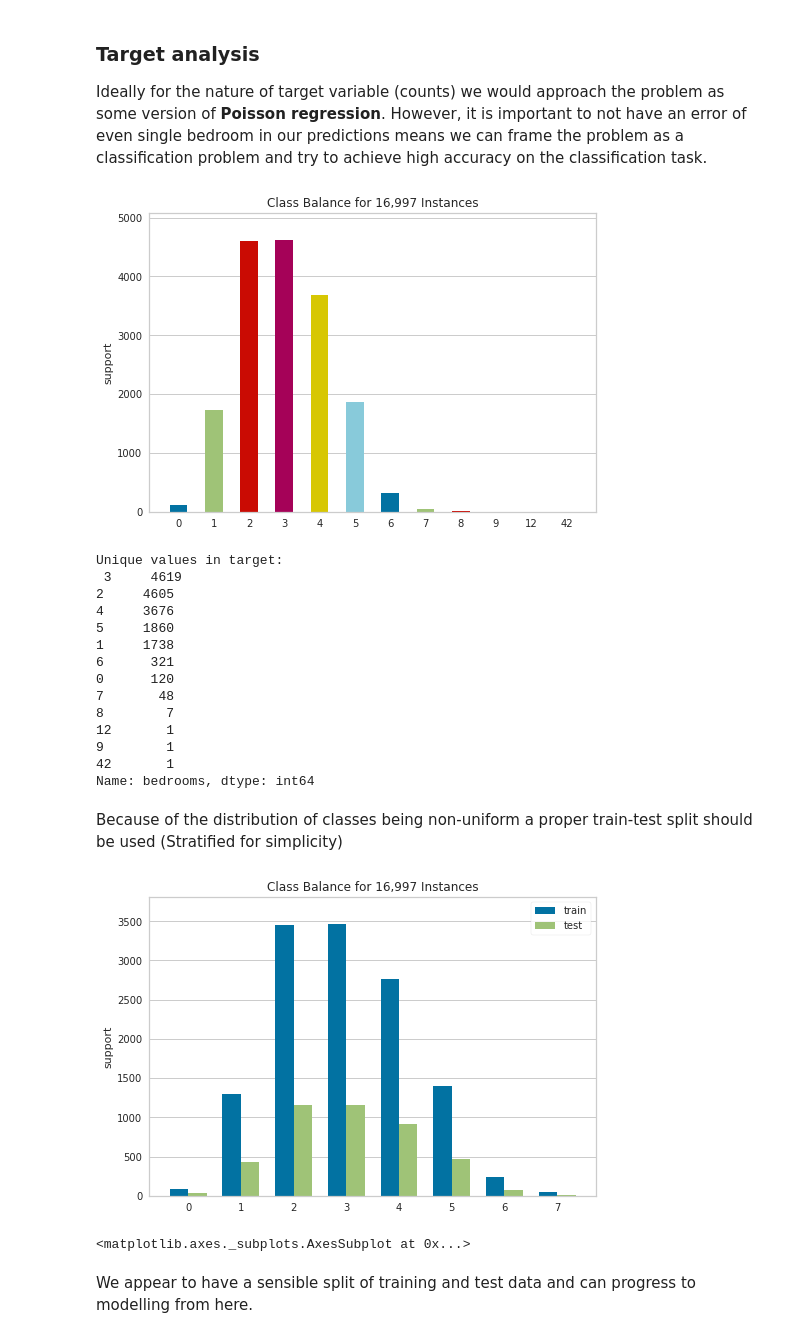
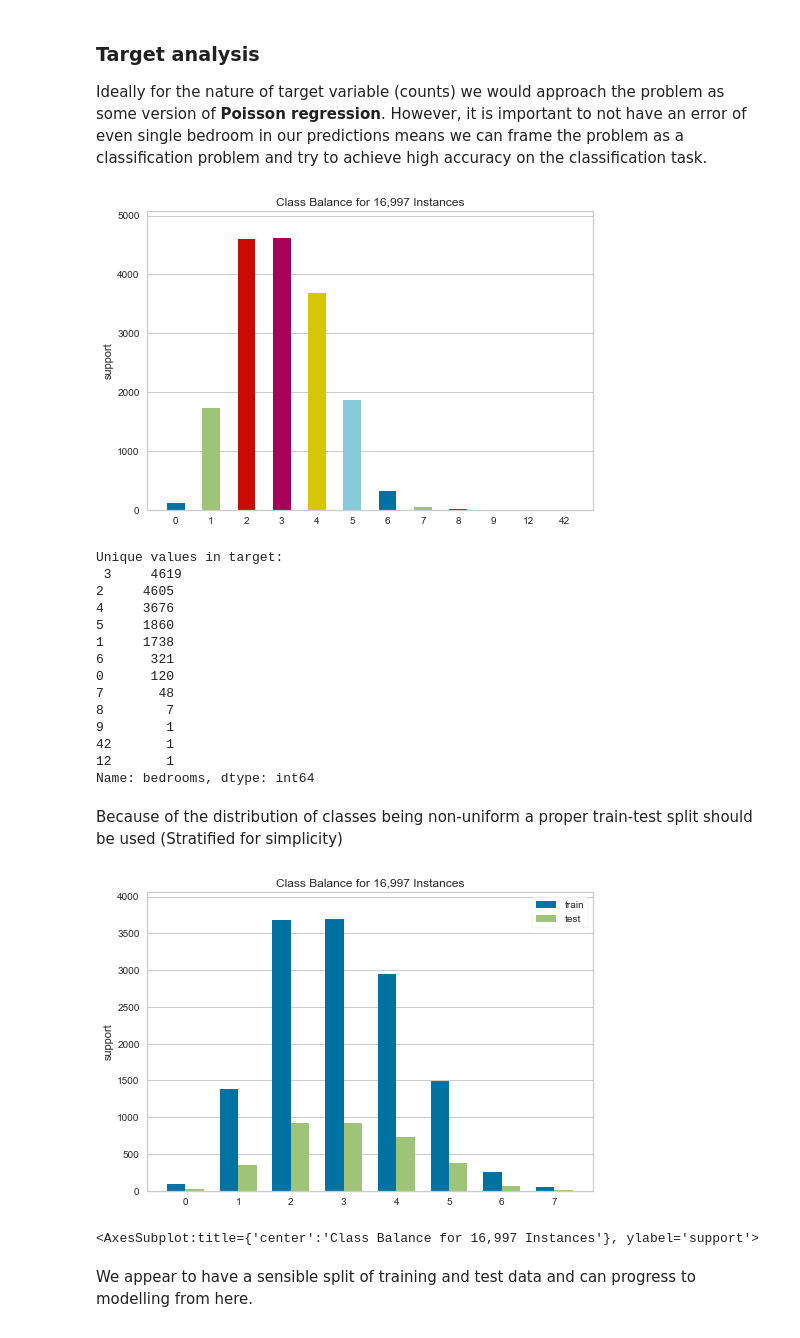
Before and after one commit to prteek/bedroom-prediction, a Jupyter notebook: data_analysis_and_modelling.ipynb, the cells around one changed output. Cells and saved outputs as stored; diff of their text form; code cells hidden in the pictures.

```diff
--- a/data_analysis_and_modelling.ipynb
+++ b/data_analysis_and_modelling.ipynb
@@ -34,7 +34,8 @@ bucket_name = 'ds-benedict-tmp'
 file_name = 'ds_interview_data.csv'
 file_path = f's3://{bucket_name}/{file_name}'
 
-df = wr.s3.read_csv(file_path)
+# df = wr.s3.read_csv(file_path)
+df = pd.read_csv('home_search.data')
 df.info()
 # %% [output]
 <class 'pandas.core.frame.DataFrame'>
@@ -181,7 +180,7 @@ visualizer = ClassBalance()
 visualizer.fit(y).show()
 print('Unique values in target: \n', y.value_counts(sort=True))
 # %% [output]
-[figure, old version]
+[figure, new version]
 Unique values in target:
  3     4619
 2     4605
@@ -192,26 +191,26 @@ Unique values in target:
 0      120
 7       48
 8        7
-12       1
 9        1
 42       1
+12       1
 Name: bedrooms, dtype: int64
 # %% [markdown]
 Because of the distribution of classes being non-uniform a proper train-test split should be used (Stratified for simplicity)
 # %%
 from sklearn.model_selection import train_test_split
 
 yt = y.copy()
 yt.loc[y>6] = 7 # Need to label all the classes with single instances to some common value to allow stratified splits
 X_train, X_test, y_train, y_test = train_test_split(Xt, yt,
                                                     stratify=yt,
-                                                    test_size=0.25)
+                                                    test_size=0.20)
 
 visualizer = ClassBalance()
 visualizer.fit(y_train, y_test).show()
 # %% [output]
-[figure, old version]
+[figure, new version]
-<matplotlib.axes._subplots.AxesSubplot at 0x...>
+<AxesSubplot:title={'center':'Class Balance for 16,997 Instances'}, ylabel='support'>
 # %% [markdown]
 We appear to have a sensible split of training and test data and can progress to modelling from here.
 # %% [markdown]
```
Also changed, not shown: parts of 18 cells of this notebook.
